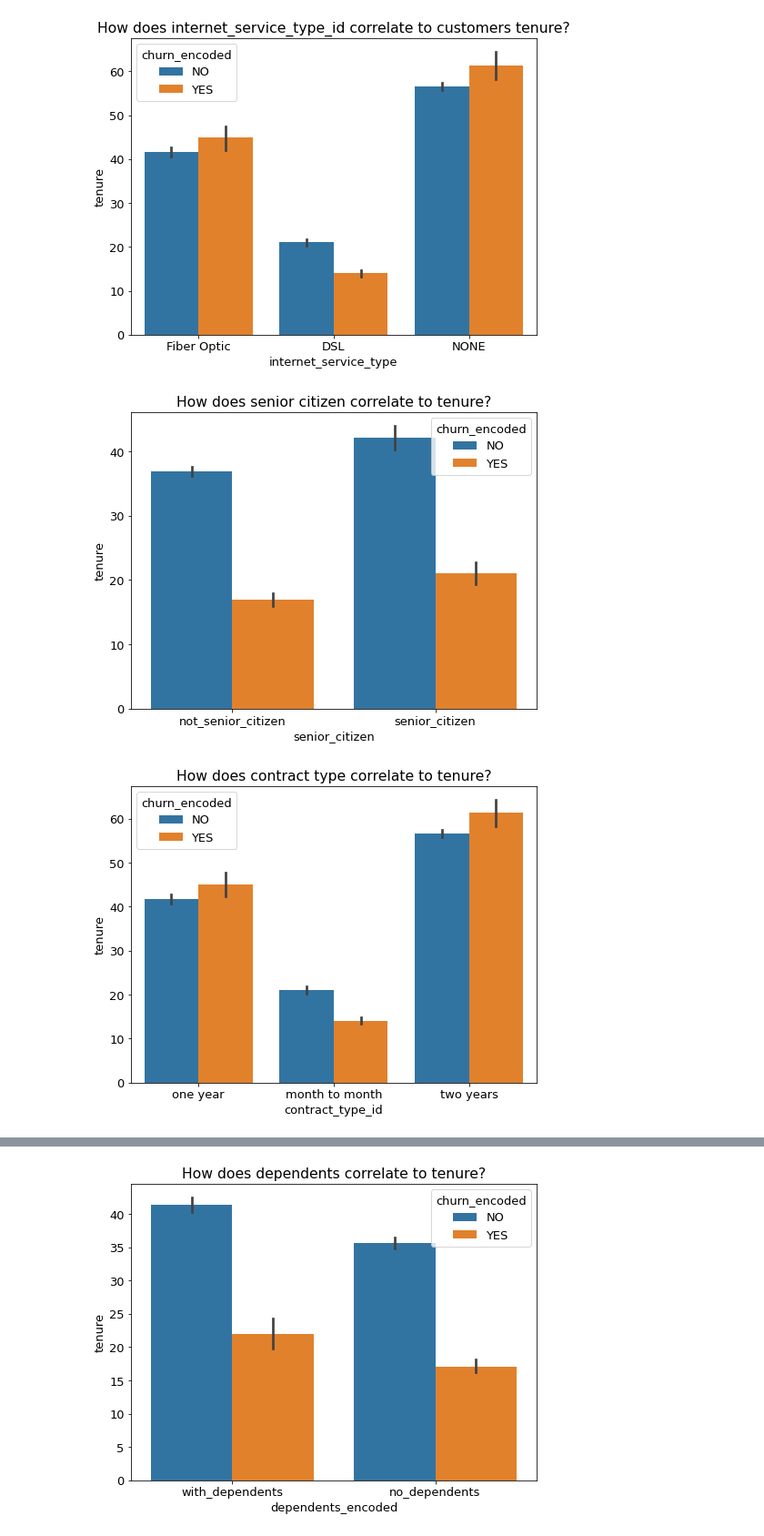
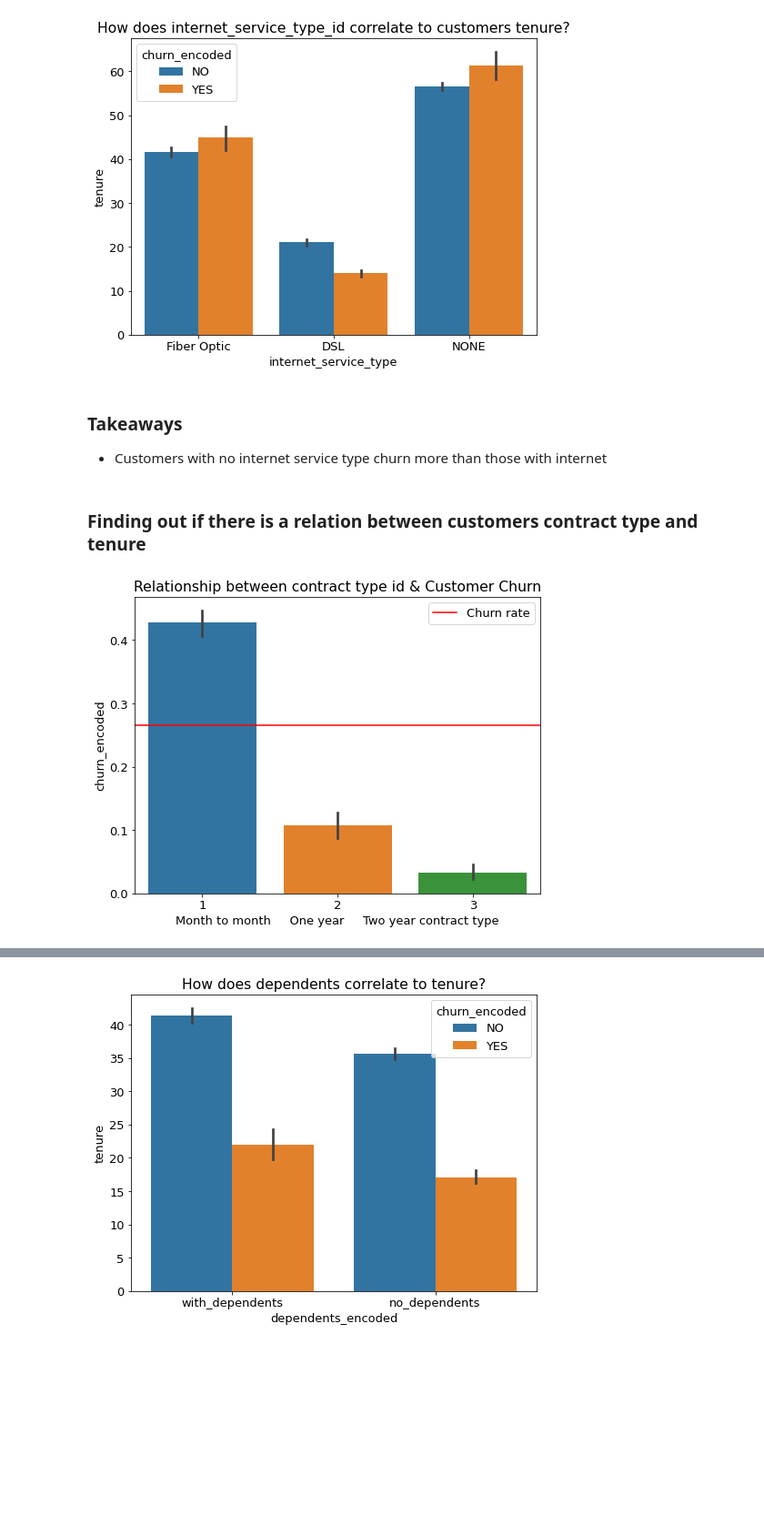
Before and after one commit to patrickamwayi/classification_telco_project, a Jupyter notebook: telco_project.ipynb, the cells around one changed output, grey strips where cells are left out. Shown at 91% size. Drawn from its saved outputs; the diff is of its cells as text; code cells hidden in the pictures; blank space fills up the shorter version.

Commit message:
telco_project MVP WIP

```diff
--- a/telco_project.ipynb
+++ b/telco_project.ipynb
@@ -1135,16 +1104,0 @@ plt.show()
-# %%
-df["senior_citizen"].replace({0:"senior_citizen",1:"not_senior_citizen"},inplace=True)
-df["churn_encoded"].replace({0:"NO", 1:"YES"}, inplace=True)
-sns.barplot(data=df, x=df.senior_citizen,y=df.tenure,hue=df.churn_encoded)
-plt.title('How does senior citizen correlate to tenure?')
-plt.show()
-# %% [output]
-[figure, removed]
-# %%
-df["contract_type_id"].replace({1:"month to month",2:"one year", 3:"two years"},inplace=True)
-df["churn_encoded"].replace({0:"NO", 1:"YES"}, inplace=True)
-sns.barplot(data=df, x=df.contract_type_id,y=df.tenure,hue=df.churn_encoded)
-plt.title('How does contract type correlate to tenure?')
-plt.show()
-# %% [output]
-[figure, removed]
@@ -1152,0 +1105,15 @@ plt.show()
+# %% [markdown]
+### Takeaways
+- Customers with no internet service type churn more than those with internet
+# %% [markdown]
+### Finding out if there is a relation between customers contract type and tenure
+# %%
+plt.title("Relationship between contract type id & Customer Churn")
+sns.barplot(x="contract_type_id", y="churn_encoded", data=telco_train)
+churn_encoded_rate = telco_train.churn_encoded.mean()
+plt.axhline(churn_encoded_rate, color="r", label = "Churn rate")
+plt.xlabel('Month to month     One year     Two year contract type')
+plt.legend()
+plt.show()
+# %% [output]
+[figure, added]
```
Also changed, not shown: parts of 41 cells of this notebook.
